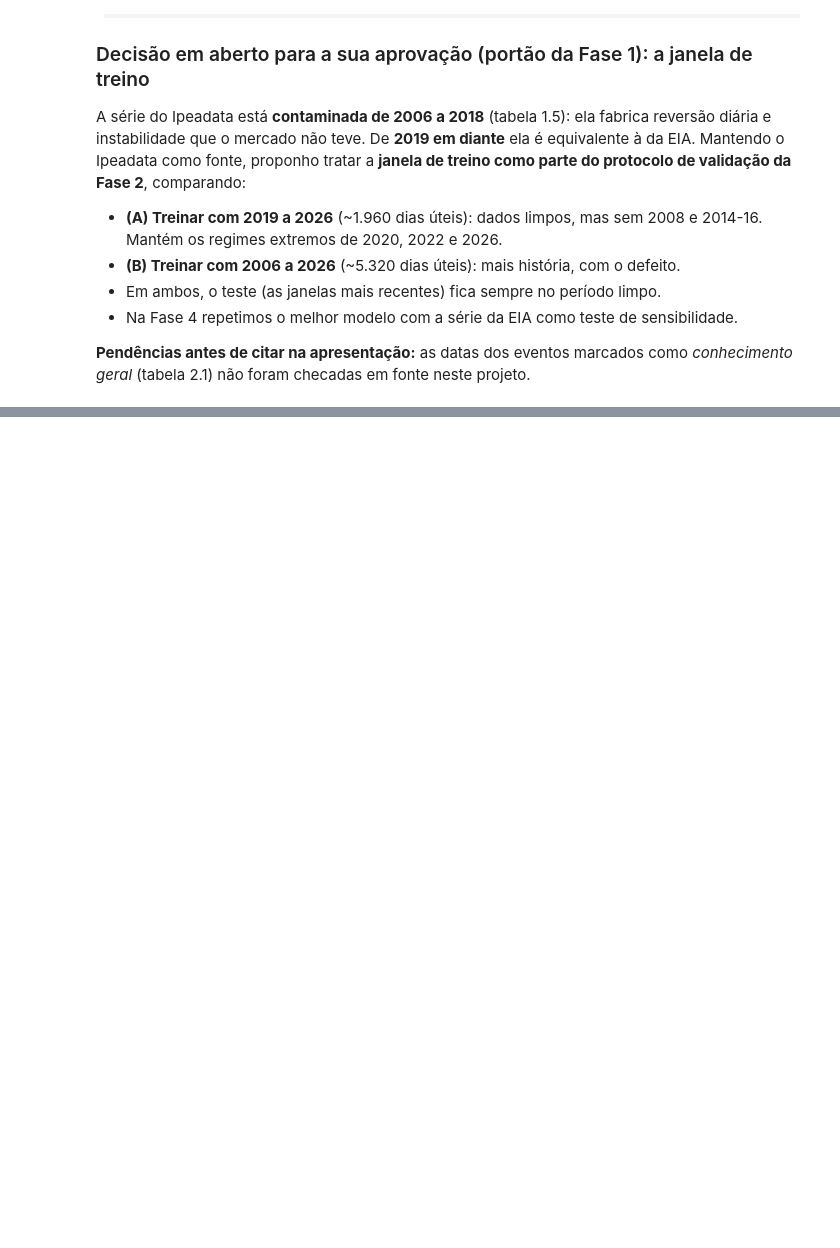
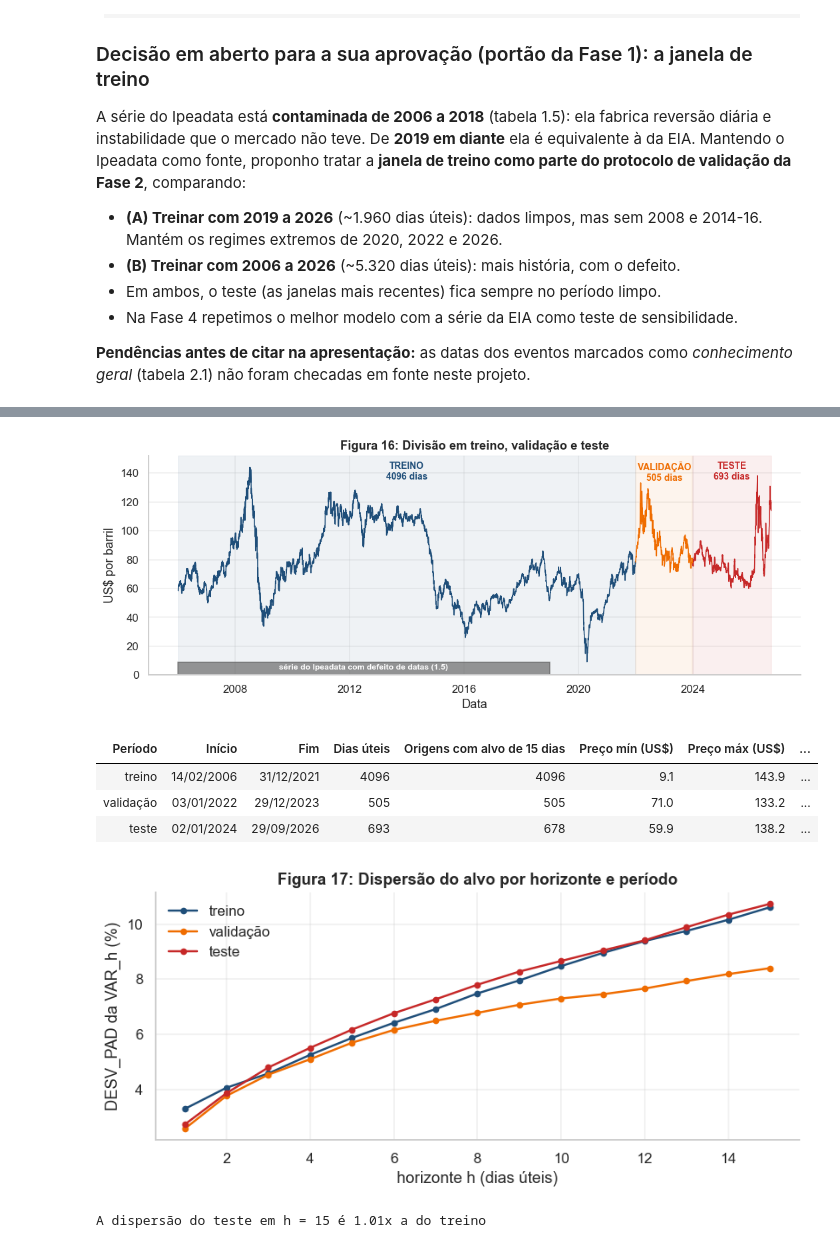
Before and after one commit to ViniciusFranciscon/TC_Fase_4, a Jupyter notebook: 01_Notebook/TC_Petroleo.ipynb, the cells around one changed output, grey strips where cells are left out. Saved outputs shown, nothing was run; the diff lists cells and outputs as text; code cells hidden in the pictures; blank space fills up the shorter version.

```diff
--- a/01_Notebook/TC_Petroleo.ipynb
+++ b/01_Notebook/TC_Petroleo.ipynb
@@ -845,0 +1020,39 @@ A série do Ipeadata está **contaminada de 2006 a 2018** (tabela 1.5): ela fabr
+# %%
+# 6.5 Definição e figura da divisão
+T_FIM = pd.Timestamp("2021-12-31"); V_INI, V_FIM = pd.Timestamp("2022-01-01"), pd.Timestamp("2023-12-31"); TE_INI = pd.Timestamp("2024-01-01")
+DS["periodo"] = np.select([DS["data"] <= T_FIM, DS["data"] <= V_FIM], ["treino", "validação"], "teste")
+COR_P = {"treino": AZUL, "validação": LARANJA, "teste": VERMELHO}
+
+fig, ax = plt.subplots(figsize=(11.5, 3.9))
+for nome, g in DS.groupby("periodo"):
+    ax.plot(g["data"], g["brent_preco"], color=COR_P[nome], lw=1.0)
+    ax.axvspan(g["data"].min(), g["data"].max(), color=COR_P[nome], alpha=0.07)
+    ax.text(g["data"].min() + (g["data"].max() - g["data"].min()) / 2, 148, nome.upper() + "\n" + str(int((g.index >= INI).sum())) + " dias", ha="center", va="top", fontsize=9, fontweight="bold", color=COR_P[nome])
+ax.axvspan(pd.Timestamp("2006-01-01"), pd.Timestamp("2018-12-31"), ymin=0, ymax=0.06, color=CINZA, alpha=0.65)
+ax.text(pd.Timestamp("2012-07-01"), 4, "série do Ipeadata com defeito de datas (1.5)", ha="center", fontsize=8, color="white", fontweight="bold")
+ax.set_ylim(0, 152); ax.set_title("Figura 16: Divisão em treino, validação e teste"); ax.set_xlabel("Data"); ax.set_ylabel("US$ por barril")
+plt.show()
+
+linhas = []
+for nome in ["treino", "validação", "teste"]:
+    g = DS[(DS["periodo"] == nome) & (DS.index >= INI)]
+    linhas.append({"Período": nome, "Início": f"{g['data'].min():%d/%m/%Y}", "Fim": f"{g['data'].max():%d/%m/%Y}", "Dias úteis": len(g),
+                   "Origens com alvo de 15 dias": int(g[ALVOS[-1]].notna().sum()), "Preço mín (US$)": g["brent_preco"].min(), "Preço máx (US$)": g["brent_preco"].max(),
+                   "DESV_PAD da VAR diária (%)": g["brent_var_1d"].std()})
+display(pd.DataFrame(linhas).style.hide(axis="index").format({"Preço mín (US$)": "{:.1f}", "Preço máx (US$)": "{:.1f}", "DESV_PAD da VAR diária (%)": "{:.2f}"}))
+
+# o que o modelo vai tentar prever: dispersão do alvo em cada período e horizonte
+disp = pd.DataFrame({nome: [DS.loc[(DS["periodo"] == nome) & (DS.index >= INI), f"VAR_{h}"].std() for h in range(1, H + 1)] for nome in COR_P}, index=range(1, H + 1))
+fig, ax = plt.subplots(figsize=(7.6, 3.6))
+for nome, cor in COR_P.items(): ax.plot(disp.index, disp[nome], "o-", color=cor, ms=4, lw=1.6, label=nome)
+ax.set_xlabel("horizonte h (dias úteis)"); ax.set_ylabel("DESV_PAD da VAR_h (%)"); ax.set_title("Figura 17: Dispersão do alvo por horizonte e período")
+ax.legend(frameon=False); plt.tight_layout(); plt.show()
+print(f"A dispersão do teste em h = 15 é {disp.loc[15,'teste']/disp.loc[15,'treino']:.2f}x a do treino")
+# %% [output]
+[figure, added]
+| Período | Início | Fim | Dias úteis | Origens com alvo de 15 dias | Preço mín (US$) | Preço máx (US$) | ... |
+| treino | 14/02/2006 | 31/12/2021 | 4096 | 4096 | 9.1 | 143.9 | ... |
+| validação | 03/01/2022 | 29/12/2023 | 505 | 505 | 71.0 | 133.2 | ... |
+| teste | 02/01/2024 | 29/09/2026 | 693 | 678 | 59.9 | 138.2 | ... |
+[figure, added]
+A dispersão do teste em h = 15 é 1.01x a do treino
```
Also changed, not shown: parts of 16 cells of this notebook, 1 other file.
